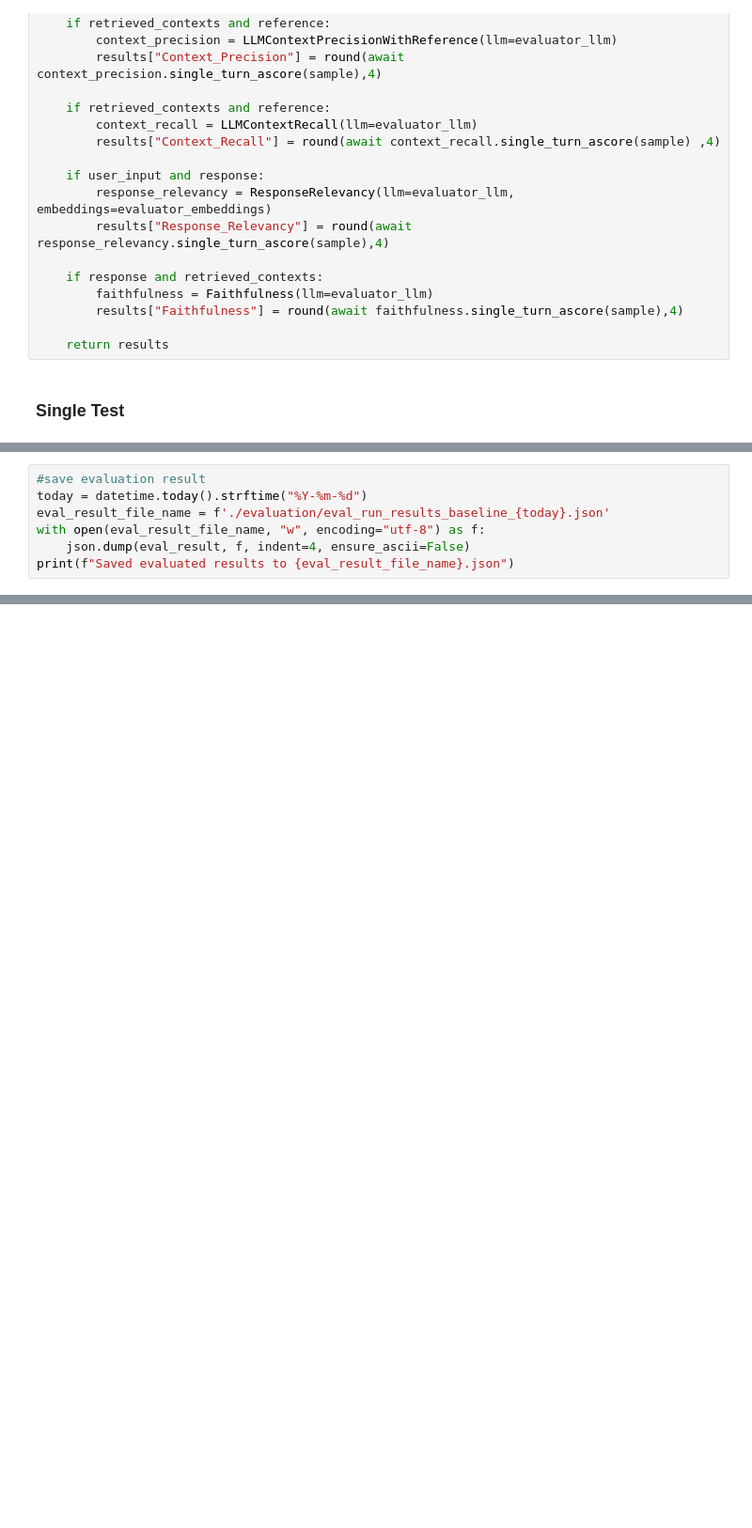
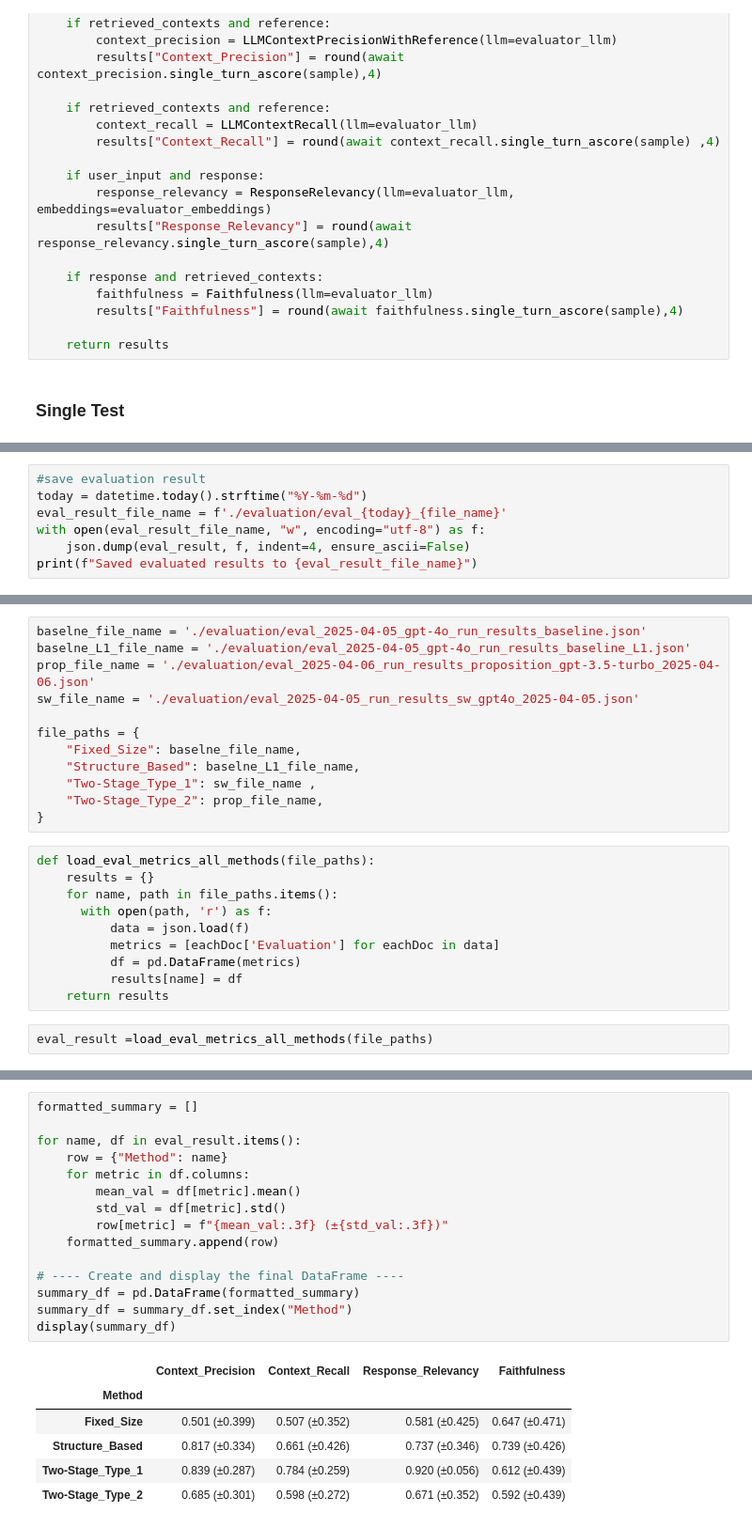
Before and after one commit to CChongQ/ECE1508_Group12Project, a Jupyter notebook: Evaluation.ipynb, the cells around one changed output, grey strips where cells are left out. Shown at 94% size. Cells and saved outputs as stored; diff of their text form; blank space fills up the shorter version.

```diff
--- a/Evaluation.ipynb
+++ b/Evaluation.ipynb
@@ -200,7 +183,7 @@ Evaluation of ./evaluation/run_results_baseline.json took 383.4580 seconds to ru
 # %%
 #save evaluation result
 today = datetime.today().strftime("%Y-%m-%d")
-eval_result_file_name = f'./evaluation/eval_run_results_baseline_{today}.json'
+eval_result_file_name = f'./evaluation/eval_{today}_{file_name}'
 with open(eval_result_file_name, "w", encoding="utf-8") as f:
     json.dump(eval_result, f, indent=4, ensure_ascii=False)
-print(f"Saved evaluated results to {eval_result_file_name}.json")
+print(f"Saved evaluated results to {eval_result_file_name}")
@@ -208,0 +210,24 @@ Saved evaluated results to ./evaluation/eval_run_results_baseline_2025-04-05.jso
+# %%
+baselne_file_name = './evaluation/eval_2025-04-05_gpt-4o_run_results_baseline.json'
+baselne_L1_file_name = './evaluation/eval_2025-04-05_gpt-4o_run_results_baseline_L1.json'
+prop_file_name = './evaluation/eval_2025-04-06_run_results_proposition_gpt-3.5-turbo_2025-04-06.json'
+sw_file_name = './evaluation/eval_2025-04-05_run_results_sw_gpt4o_2025-04-05.json'
+
+file_paths = {
+    "Fixed_Size": baselne_file_name,
+    "Structure_Based": baselne_L1_file_name,
+    "Two-Stage_Type_1": sw_file_name ,
+    "Two-Stage_Type_2": prop_file_name,
+}
+# %%
+def load_eval_metrics_all_methods(file_paths):
+    results = {}
+    for name, path in file_paths.items():
+      with open(path, 'r') as f:
+          data = json.load(f)
+          metrics = [eachDoc['Evaluation'] for eachDoc in data]
+          df = pd.DataFrame(metrics)
+          results[name] = df
+    return results
+# %%
+eval_result =load_eval_metrics_all_methods(file_paths)
@@ -208,0 +244,22 @@ Saved evaluated results to ./evaluation/eval_run_results_baseline_2025-04-05.jso
+# %%
+formatted_summary = []
+
+for name, df in eval_result.items():
+    row = {"Method": name}
+    for metric in df.columns:
+        mean_val = df[metric].mean()
+        std_val = df[metric].std()
+        row[metric] = f"{mean_val:.3f} (±{std_val:.3f})"
+    formatted_summary.append(row)
+
+# ---- Create and display the final DataFrame ----
+summary_df = pd.DataFrame(formatted_summary)
+summary_df = summary_df.set_index("Method")
+display(summary_df)
+# %% [output]
+|  | Context_Precision | Context_Recall | Response_Relevancy | Faithfulness |
+| Method |  |  |  |  |
+| Fixed_Size | 0.501 (±0.399) | 0.507 (±0.352) | 0.581 (±0.425) | 0.647 (±0.471) |
+| Structure_Based | 0.817 (±0.334) | 0.661 (±0.426) | 0.737 (±0.346) | 0.739 (±0.426) |
+| Two-Stage_Type_1 | 0.839 (±0.287) | 0.784 (±0.259) | 0.920 (±0.056) | 0.612 (±0.439) |
+| Two-Stage_Type_2 | 0.685 (±0.301) | 0.598 (±0.272) | 0.671 (±0.352) | 0.592 (±0.439) |
```
Also changed, not shown: parts of 33 cells of this notebook, 14 other files.
